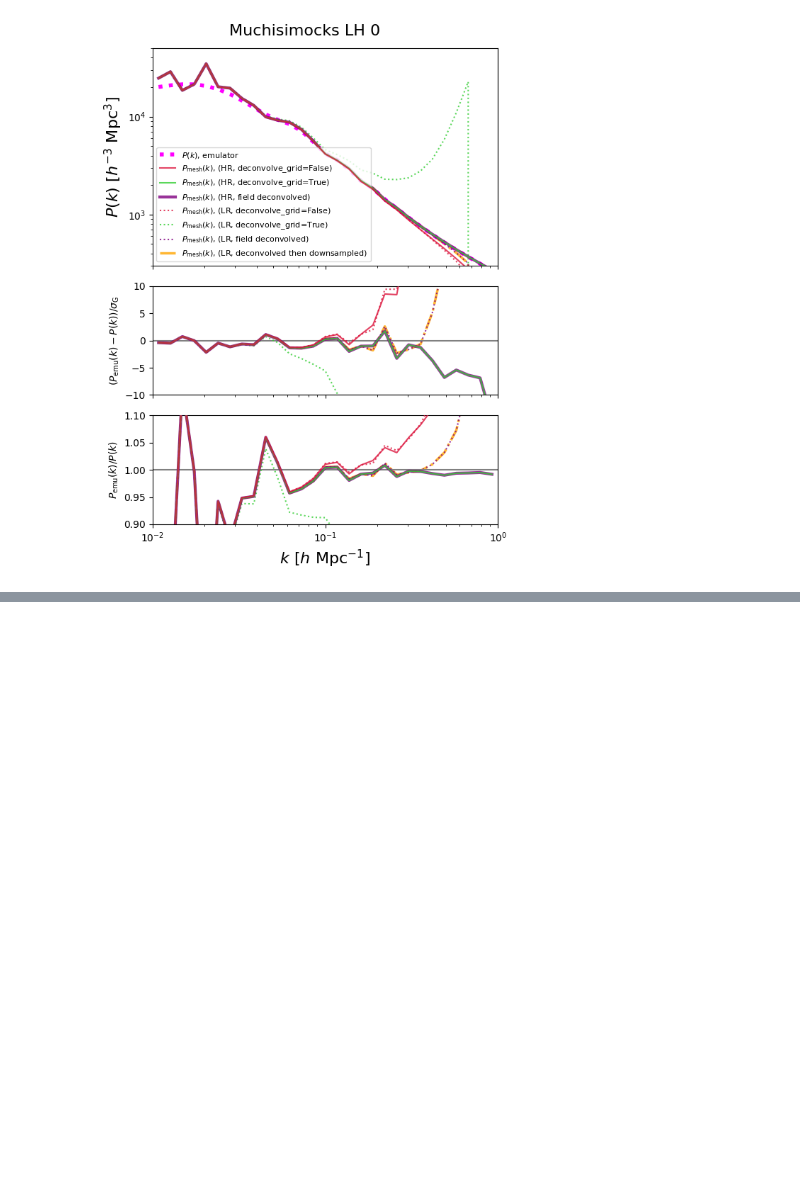
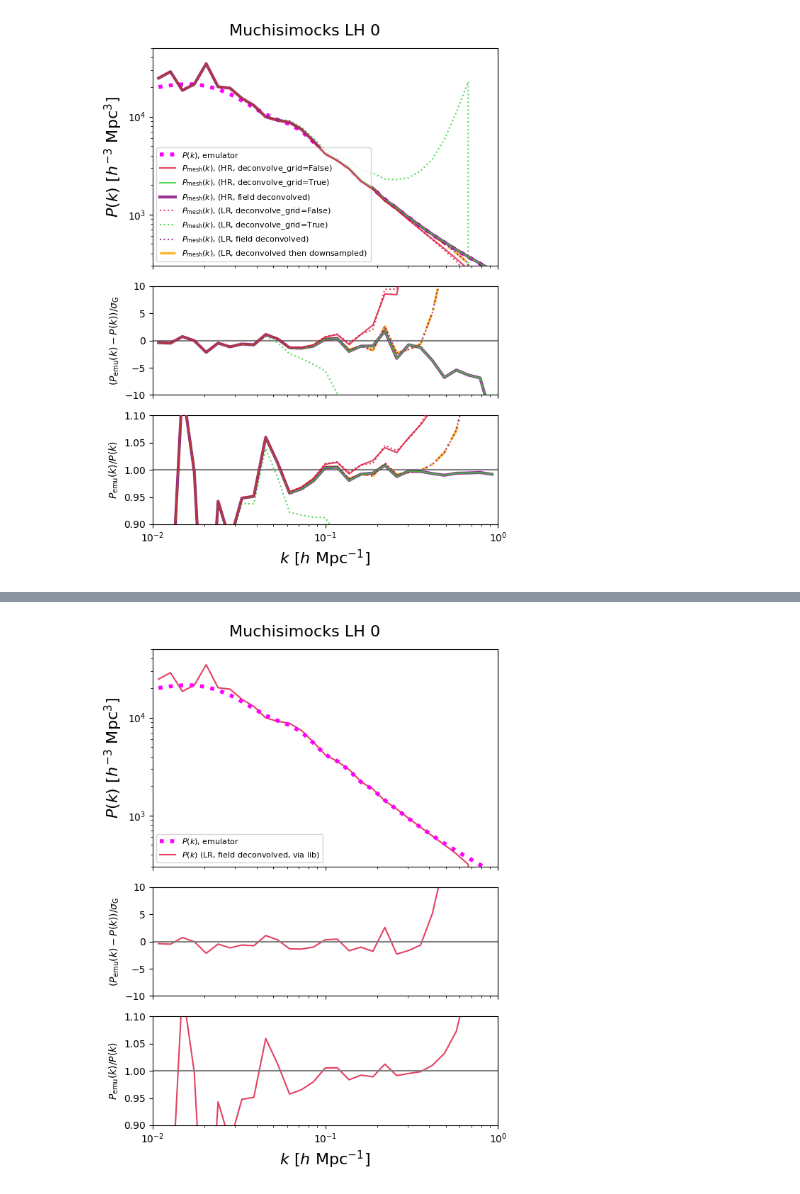
Before and after one commit to kstoreyf/muchisimocks, a Jupyter notebook: notebooks/2024-07-09_muchisimocks_deconvolution.ipynb, the cells around one changed output, grey strips where cells are left out. Cells and saved outputs as stored; diff of their text form; code cells hidden in the pictures; blank space fills up the shorter version.

Commit message:
check that muchisimocks field generated with new data creation script including deconvolution looks good

```diff
--- a/notebooks/2024-07-09_muchisimocks_deconvolution.ipynb
+++ b/notebooks/2024-07-09_muchisimocks_deconvolution.ipynb
@@ -823,0 +854,15 @@ mpl.pyplot.show()
+# %%
+
+tag_fields = '_deconvolved_lr'
+tag_fields_extra = ''
+
+fn_fields = f'{dir_lib}/LH{idx_LH}/Eulerian_fields{tag_fields}_{idx_LH}{tag_fields_extra}.npy'
+bias_vector = [0.,0.,0.,0.]
+
+bias_terms_eul_lib = np.load(fn_fields)
+tracer_field_lib = get_tracer_field(bias_terms_eul_lib, bias_vector, n_grid_norm=n_grid_orig)
+# %%
+pk_obj_lib = bacco.statistics.compute_crossspectrum_twogrids(
+                    grid1=tracer_field_lib,
+                    grid2=tracer_field_lib,
+                    **args_power_grid_deconvolveFalse)
@@ -823,0 +882,83 @@ mpl.pyplot.show()
+# %%
+nrows, ncols = 3, 1
+fig, axarr = plt.subplots(nrows, ncols, figsize=(6,8), sharex=True, height_ratios=[2,1,1])
+plt.subplots_adjust(hspace=0.01, wspace=0.01)
+ax, ax1, ax2 = axarr
+alpha = 0.8
+
+# labels = [r'$P_\text{part}(k)$ (deconvolve_grid=False)',
+#           #r'$P_\text{mesh}(k)$ (deconvolve_grid=False)',
+#           r'$P_\text{part}(k)$ (deconvolve_grid=True)',
+#           r'$P_\text{part}(k)$ (deconvolve_grid=True,'+'\n interlacing=True)',
+#           r'$P_\text{part}(k)$ (deconvolve_grid=True,'+'\n correct_grid=False)',
+#           r'$P_\text{mesh}(k)$ (deconvolve_grid=True)',
+#           r'$P_\text{part}(k)$ (deconvolve_grid=True),'+'\n from Quijote snapshot',
+#           ]
+labels = [
+          r'$P(k)$ (LR, field deconvolved, via lib)',
+          ]
+colors = ['crimson', 'limegreen', 'purple',
+          'crimson', 'limegreen', 'purple',
+          'orange']
+lss = ['-', '-', '-',
+       ':', ':', ':', '-.']
+lws = [1.5, 1.5, 3,
+       1.5, 1.5, 1.5, 2.5]
+# lws = [2, 2, 1,
+#        2, 2, 2, 1]
+pk_objs = [pk_obj_lib,
+        #    pk_obj_mesh_deconvolveFalse,
+        #    pk_obj_mesh,
+        #    #pk_obj_mesh_correctgridTrue,
+        #    pk_obj_mesh_hr_deconvolveFalse,
+        #    pk_obj_mesh_hr
+           ]
+zorders = list(range(len(pk_objs),0,-1))
+ks = [pk_obj['k'] for pk_obj in pk_objs]
+pks = [pk_obj['pk'] for pk_obj in pk_objs]
+errs = [pk_obj['pk_gaussian_error'] for pk_obj in pk_objs]
+
+# ks.append(k_quijote)
+# pks.append(pk_quijote)
+# errs.append(err_quijote)
+# #errs.append(bacco.statistics.approx_pk_gaussian_error(k_quijote, pk_quijote, box_size))
+# labels.append(r'$P(k)$, Quijote measured')
+# colors.append('grey')
+# lss.append('-')
+# zorders.append(0)
+
+plt.suptitle(f'Muchisimocks LH {idx_LH_str}', fontsize=16)
+
+ax.loglog(kk, pk_emu, label=r'$P(k)$, emulator', ls=':', color='magenta', lw=4)
+
+for i in range(len(pks)):
+    ax.loglog(ks[i], pks[i], ls=lss[i], label=labels[i], color=colors[i], alpha=alpha, zorder=zorders[i], lw=lws[i])
+    if len(pk_emu)!=len(pks[i]):
+        pk_interp = np.interp(kk, ks[i], pks[i])
+        err_interp = np.interp(kk, ks[i], errs[i])
+        ax1.plot(kk, (pk_emu-pk_interp)/err_interp, ls=lss[i], color=colors[i], alpha=alpha, zorder=zorders[i], lw=lws[i])
+        ax2.plot(kk, (pk_emu/pk_interp), ls=lss[i], color=colors[i], alpha=alpha, zorder=zorders[i], lw=lws[i])
+    else:
+        ax1.plot(ks[i], (pk_emu-pks[i])/errs[i], ls=lss[i], color=colors[i], alpha=alpha, zorder=zorders[i], lw=lws[i])
+        ax2.plot(ks[i], (pk_emu/pks[i]), ls=lss[i], color=colors[i], alpha=alpha, zorder=zorders[i], lw=lws[i])
+
+
+ax1.axhline(0.0, color='grey')
+ax2.axhline(1.0, color='grey')
+
+ax2.set_xlabel(r'$k \,\, [h \,\, {\rm Mpc}^{-1}]$', fontsize=16)
+ax.set_ylabel(r'$P(k) \,\, [h^{-3} \,\, {\rm Mpc}^3]$', fontsize=16)
+ax1.set_ylabel(r'$(P_\text{emu}(k)-P(k))/\sigma_\text{G}$')
+ax2.set_ylabel(r'$P_\text{emu}(k)/P(k)$')
+ax.set_xlim(1e-2, 1)
+ax.set_ylim(3e2, 5e4)
+
+ax1.set_ylim(-10, 10)
+ax2.set_ylim(0.9, 1.1)
+
+ax.legend(fontsize=8, loc='lower left')
+
+mpl.pyplot.tight_layout()
+mpl.pyplot.show()
+# %% [output]
+[figure, added]
```
Also changed, not shown: parts of 5 cells of this notebook.
